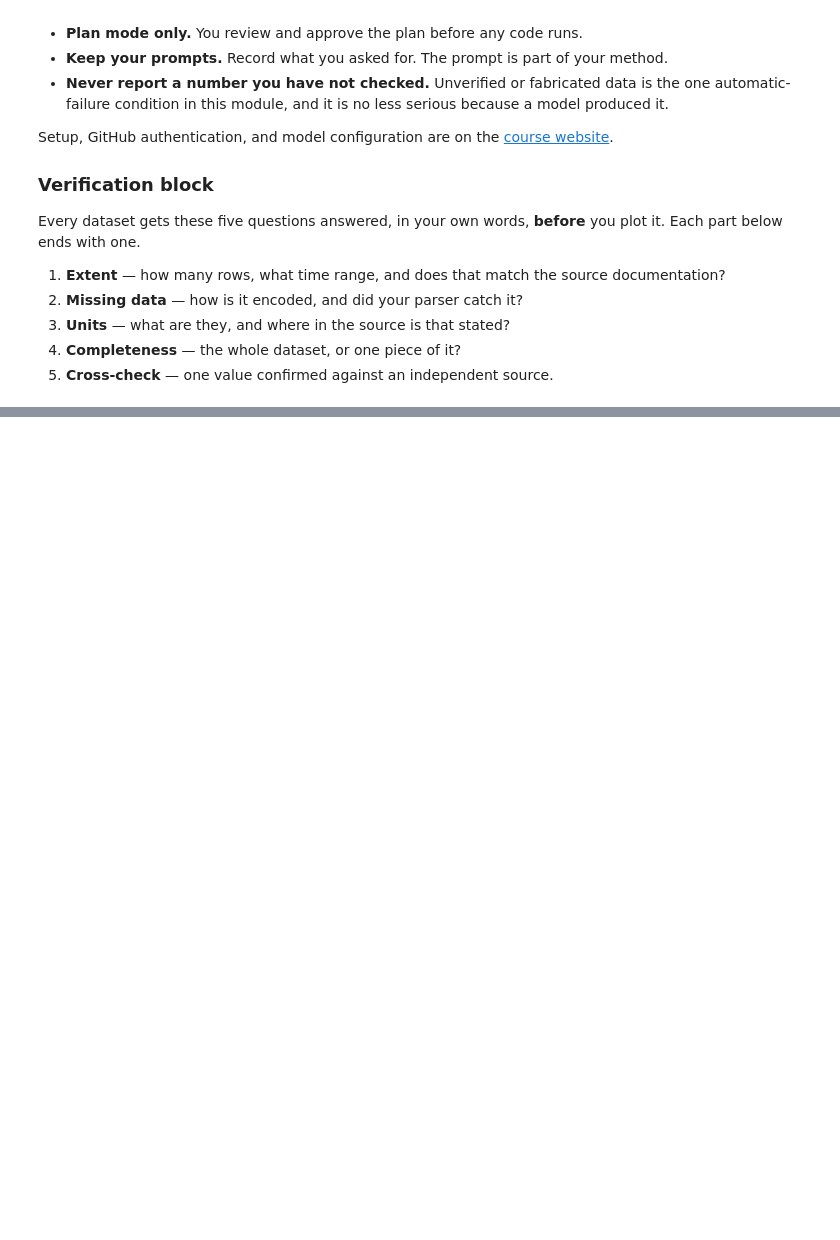
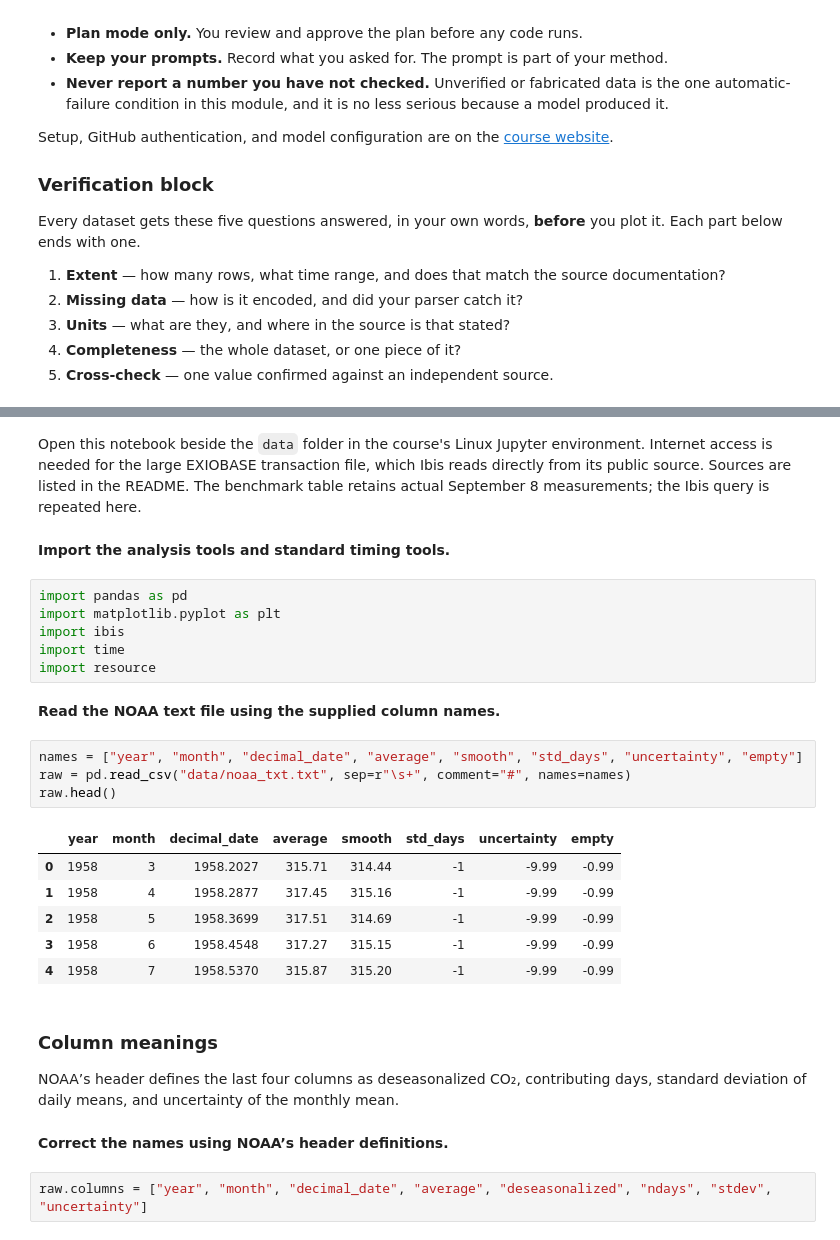
Before and after one commit to josephwong-png/climate-module-josephwong-png, a Jupyter notebook: climate.ipynb, the cells around one changed output, grey strips where cells are left out. Saved outputs shown, nothing was run; the diff lists cells and outputs as text; blank space fills up the shorter version.

```diff
--- a/climate.ipynb
+++ b/climate.ipynb
@@ -658,0 +33,31 @@ See [rubric.md](rubric.md) for scoring.
+# %% [markdown]
+Open this notebook beside the `data` folder in the course's Linux Jupyter environment. Internet access is needed for the large EXIOBASE transaction file, which Ibis reads directly from its public source. Sources are listed in the README. The benchmark table retains actual September 8 measurements; the Ibis query is repeated here.
+# %% [markdown]
+**Import the analysis tools and standard timing tools.**
+# %%
+import pandas as pd
+import matplotlib.pyplot as plt
+import ibis
+import time
+import resource
+# %% [markdown]
+**Read the NOAA text file using the supplied column names.**
+# %%
+names = ["year", "month", "decimal_date", "average", "smooth", "std_days", "uncertainty", "empty"]
+raw = pd.read_csv("data/noaa_txt.txt", sep=r"\s+", comment="#", names=names)
+raw.head()
+# %% [output]
+|  | year | month | decimal_date | average | smooth | std_days | uncertainty | empty |
+| 0 | 1958 | 3 | 1958.2027 | 315.71 | 314.44 | -1 | -9.99 | -0.99 |
+| 1 | 1958 | 4 | 1958.2877 | 317.45 | 315.16 | -1 | -9.99 | -0.99 |
+| 2 | 1958 | 5 | 1958.3699 | 317.51 | 314.69 | -1 | -9.99 | -0.99 |
+| 3 | 1958 | 6 | 1958.4548 | 317.27 | 315.15 | -1 | -9.99 | -0.99 |
+| 4 | 1958 | 7 | 1958.5370 | 315.87 | 315.20 | -1 | -9.99 | -0.99 |
+# %% [markdown]
+### Column meanings
+
+NOAA’s header defines the last four columns as deseasonalized CO₂, contributing days, standard deviation of daily means, and uncertainty of the monthly mean.
+# %% [markdown]
+**Correct the names using NOAA’s header definitions.**
+# %%
+raw.columns = ["year", "month", "decimal_date", "average", "deseasonalized", "ndays", "stdev", "uncertainty"]
```
Also changed, not shown: parts of 165 cells of this notebook, 23 other files.
